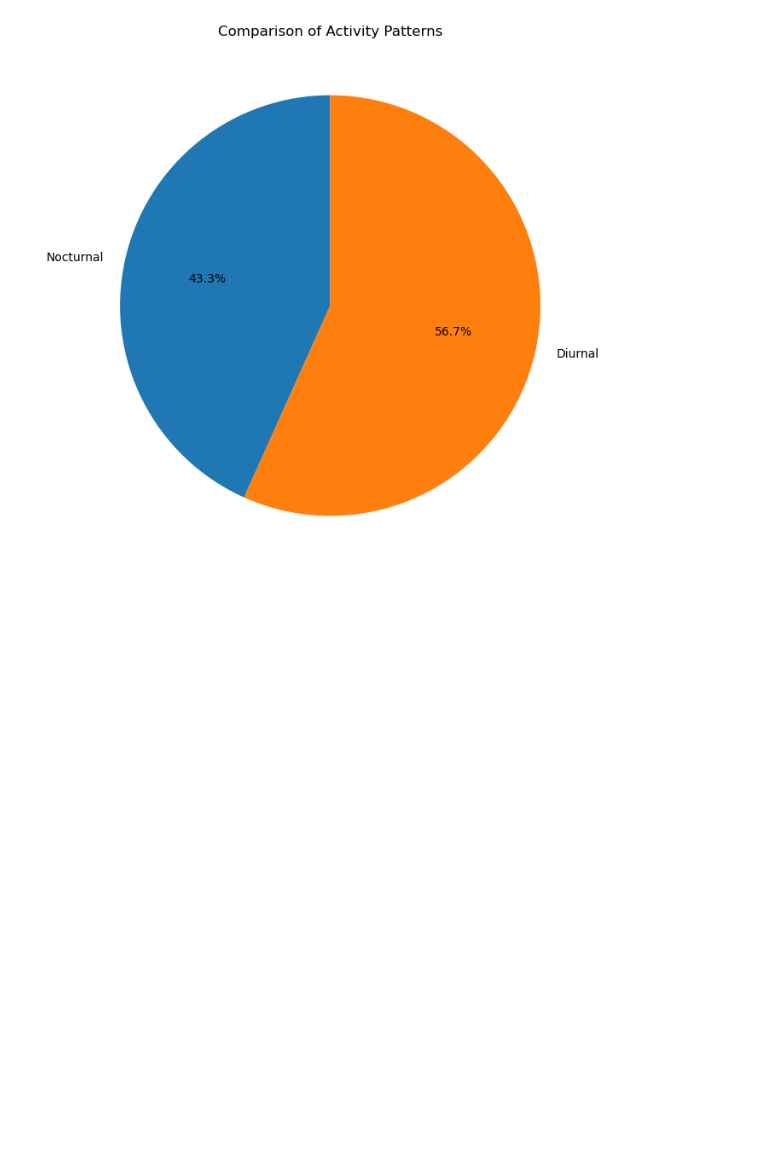
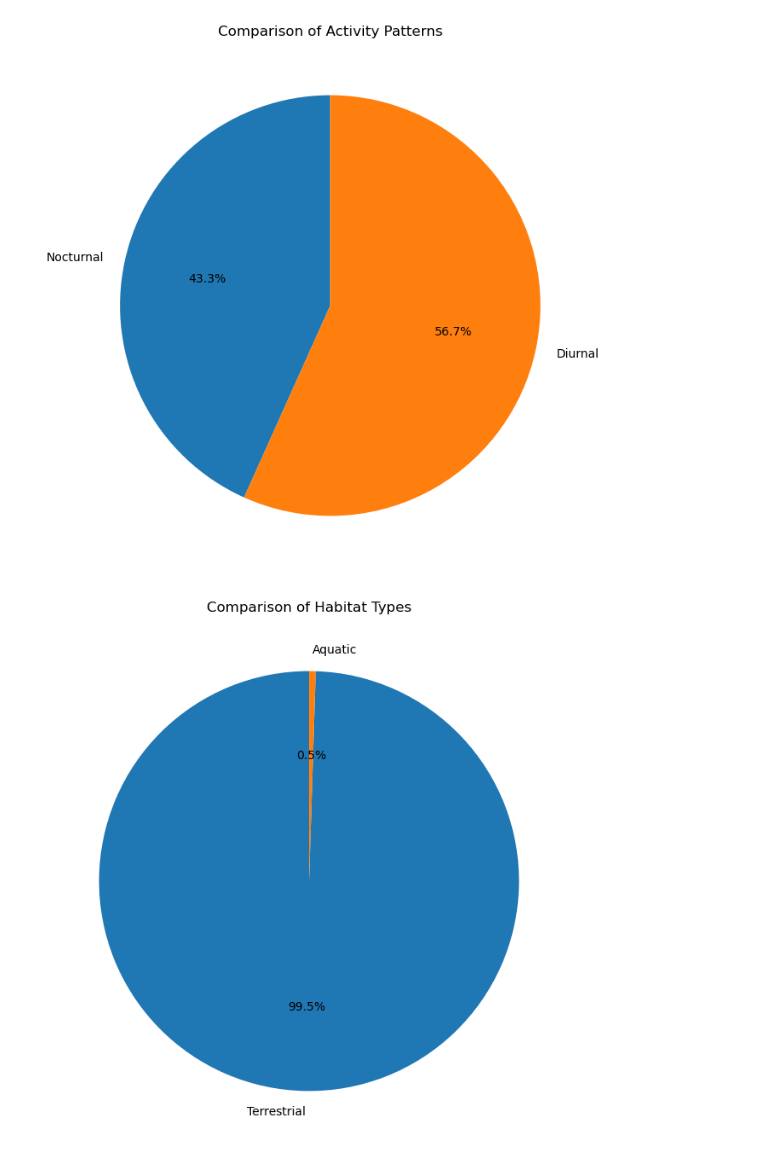
Before and after one commit to FlazeFy2/DS-Animal_Analyzing, a Jupyter notebook: exploratory data analysis-pie.ipynb, the cells around one changed output. Cells and saved outputs as stored; diff of their text form; code cells hidden in the pictures; blank space fills up the shorter version.

Commit message:
[DS] Exploratory Data Analysis (EDA) - Pie Chart Comparison of Habitat Types

```diff
--- a/exploratory data analysis-pie.ipynb
+++ b/exploratory data analysis-pie.ipynb
@@ -83,3 +83,31 @@ plt.title("Comparison of Activity Patterns")
 plt.show()
 # %% [output]
 [figure]
+# %%
+import pandas as pd
+import matplotlib.pyplot as plt
+
+df = pd.read_csv("animals_info new.csv")
+
+# Exploratory Data Analysis (EDA) - Pie Chart Comparison of Habitat Types
+# Split the Attributes
+df['Attributes'] = df['Attributes'].str.split(',')
+
+# Find Specific attributes & Count
+df['Terrestrial'] = df['Attributes'].apply(lambda x: 'Terrestrial' in x)
+df['Aquatic'] = df['Attributes'].apply(lambda x: 'Aquatic' in x)
+comparison = {
+    'Terrestrial': df['Terrestrial'].sum(),
+    'Aquatic': df['Aquatic'].sum(),
+}
+
+# Dataset
+comparison_df = pd.DataFrame(list(comparison.items()), columns=['Habitat Types', 'Count'])
+
+# Pie Chart
+plt.figure(figsize=(8, 8))
+plt.pie(comparison_df['Count'], labels=comparison_df['Habitat Types'], autopct='%1.1f%%', startangle=90)
+plt.title("Comparison of Habitat Types")
+plt.show()
+# %% [output]
+[figure, added]
```
